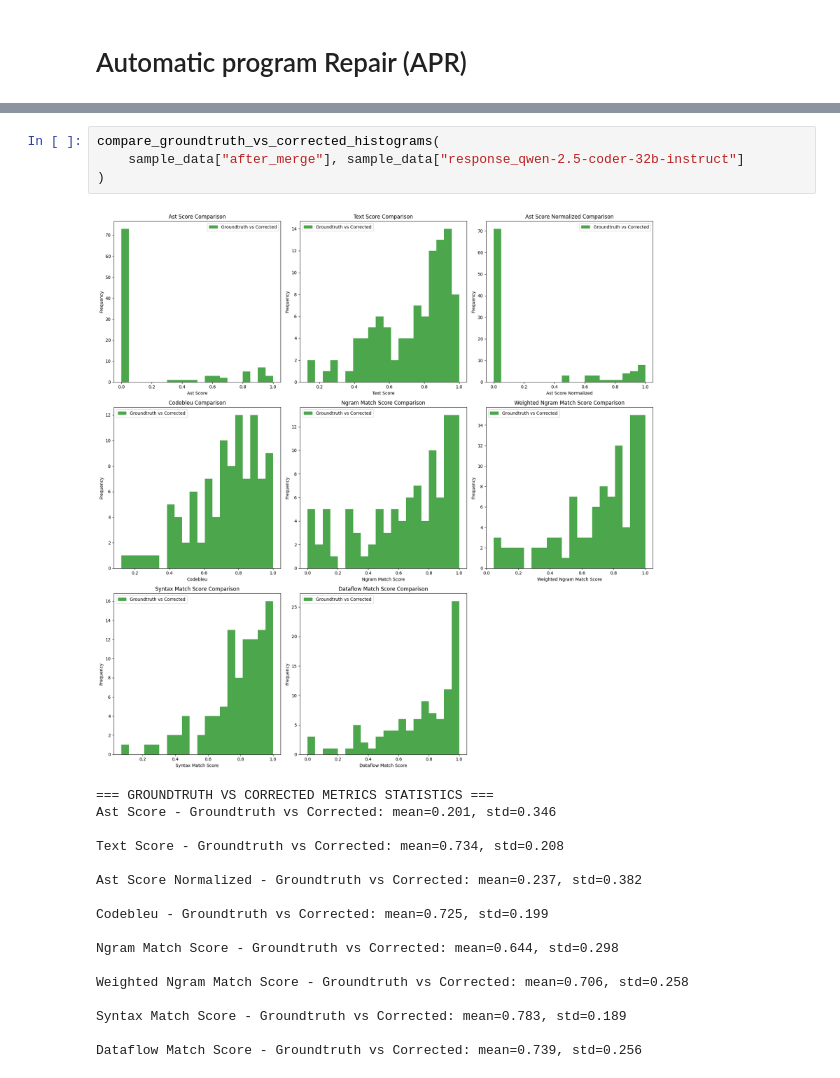
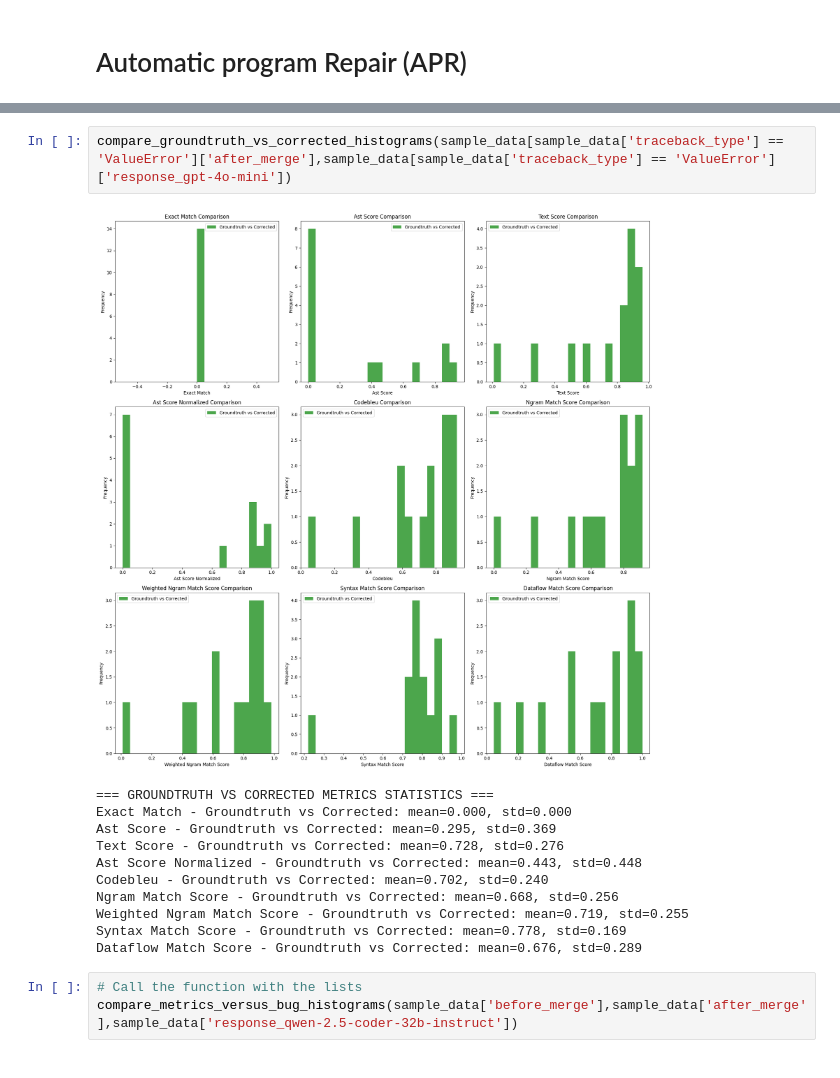
Before and after one commit to FernandoZanchitta/BugDetectiveAI, a Jupyter notebook: Bugdetectiveai/scr/notebooks/chat.ipynb, the cells around one changed output, grey strips where cells are left out. Saved outputs shown, nothing was run; the diff lists cells and outputs as text.

```diff
--- a/Bugdetectiveai/scr/notebooks/chat.ipynb
+++ b/Bugdetectiveai/scr/notebooks/chat.ipynb
@@ -305,22 +118,17 @@ def compare_groundtruth_vs_corrected_histograms(groundtruth_codes, corrected_cod
+# %%
+compare_groundtruth_vs_corrected_histograms(sample_data[sample_data['traceback_type'] == 'ValueError']['after_merge'],sample_data[sample_data['traceback_type'] == 'ValueError']['response_gpt-4o-mini'])
+# %% [output]
+[figure, added]
+=== GROUNDTRUTH VS CORRECTED METRICS STATISTICS ===
+Exact Match - Groundtruth vs Corrected: mean=0.000, std=0.000
+Ast Score - Groundtruth vs Corrected: mean=0.295, std=0.369
+Text Score - Groundtruth vs Corrected: mean=0.728, std=0.276
+Ast Score Normalized - Groundtruth vs Corrected: mean=0.443, std=0.448
+Codebleu - Groundtruth vs Corrected: mean=0.702, std=0.240
+Ngram Match Score - Groundtruth vs Corrected: mean=0.668, std=0.256
+Weighted Ngram Match Score - Groundtruth vs Corrected: mean=0.719, std=0.255
+Syntax Match Score - Groundtruth vs Corrected: mean=0.778, std=0.169
+Dataflow Match Score - Groundtruth vs Corrected: mean=0.676, std=0.289
 # %%
-compare_groundtruth_vs_corrected_histograms(
-    sample_data["after_merge"], sample_data["response_qwen-2.5-coder-32b-instruct"]
-)
+# Call the function with the lists
+compare_metrics_versus_bug_histograms(sample_data['before_merge'],sample_data['after_merge'],sample_data['response_qwen-2.5-coder-32b-instruct'])
-# %% [output]
-[figure, removed]
-=== GROUNDTRUTH VS CORRECTED METRICS STATISTICS ===
-Ast Score - Groundtruth vs Corrected: mean=0.201, std=0.346
-
-Text Score - Groundtruth vs Corrected: mean=0.734, std=0.208
-
-Ast Score Normalized - Groundtruth vs Corrected: mean=0.237, std=0.382
-
-Codebleu - Groundtruth vs Corrected: mean=0.725, std=0.199
-
-Ngram Match Score - Groundtruth vs Corrected: mean=0.644, std=0.298
-
-Weighted Ngram Match Score - Groundtruth vs Corrected: mean=0.706, std=0.258
-
-Syntax Match Score - Groundtruth vs Corrected: mean=0.783, std=0.189
-
-Dataflow Match Score - Groundtruth vs Corrected: mean=0.739, std=0.256
```
Also changed, not shown: parts of 28 cells of this notebook, 3 other files.
